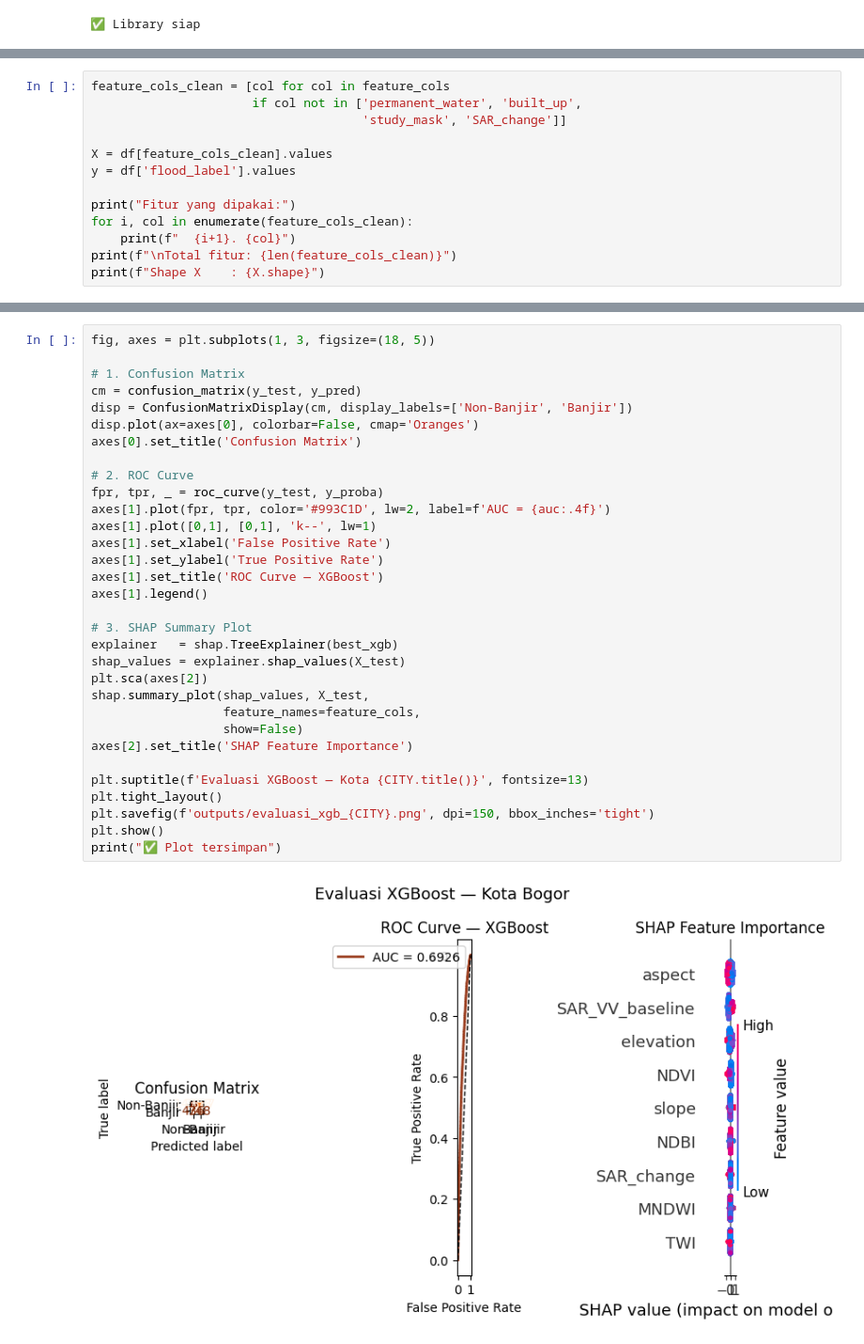
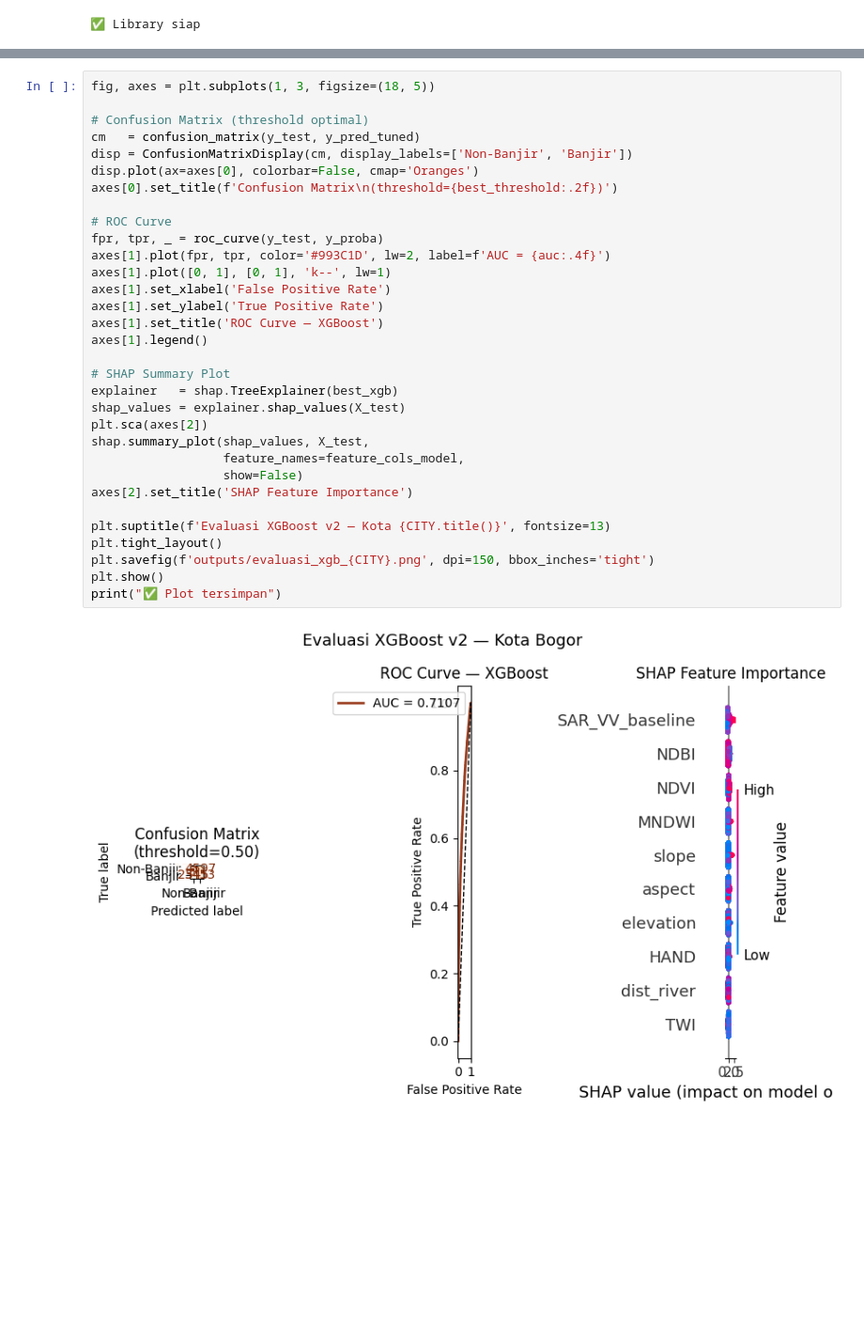
Before and after one commit to La01234/flood-hazard-bandung-bogor, a Jupyter notebook: notebooks/B_bogor_xgb.ipynb, the cells around one changed output, grey strips where cells are left out. Shown at 94% size. Drawn from its saved outputs; the diff is of its cells as text; blank space fills up the shorter version.

Commit message:
feat: XGBoost v2 Bogor — multi-event + HAND + threshold tuning + susceptibility map

```diff
--- a/notebooks/B_bogor_xgb.ipynb
+++ b/notebooks/B_bogor_xgb.ipynb
@@ -292,13 +312,0 @@ Non-flood pixels : 111,198
-# %%
-feature_cols_clean = [col for col in feature_cols
-                      if col not in ['permanent_water', 'built_up',
-                                     'study_mask', 'SAR_change']]
-
-X = df[feature_cols_clean].values
-y = df['flood_label'].values
-
-print("Fitur yang dipakai:")
-for i, col in enumerate(feature_cols_clean):
-    print(f"  {i+1}. {col}")
-print(f"\nTotal fitur: {len(feature_cols_clean)}")
-print(f"Shape X    : {X.shape}")
@@ -396,35 +444,35 @@ weighted avg       0.93      0.64      0.74     23424
 # %%
 fig, axes = plt.subplots(1, 3, figsize=(18, 5))
 
-# 1. Confusion Matrix
-cm = confusion_matrix(y_test, y_pred)
+# Confusion Matrix (threshold optimal)
+cm   = confusion_matrix(y_test, y_pred_tuned)
 disp = ConfusionMatrixDisplay(cm, display_labels=['Non-Banjir', 'Banjir'])
 disp.plot(ax=axes[0], colorbar=False, cmap='Oranges')
-axes[0].set_title('Confusion Matrix')
+axes[0].set_title(f'Confusion Matrix\n(threshold={best_threshold:.2f})')
 
-# 2. ROC Curve
+# ROC Curve
 fpr, tpr, _ = roc_curve(y_test, y_proba)
 axes[1].plot(fpr, tpr, color='#993C1D', lw=2, label=f'AUC = {auc:.4f}')
-axes[1].plot([0,1], [0,1], 'k--', lw=1)
+axes[1].plot([0, 1], [0, 1], 'k--', lw=1)
 axes[1].set_xlabel('False Positive Rate')
 axes[1].set_ylabel('True Positive Rate')
 axes[1].set_title('ROC Curve — XGBoost')
 axes[1].legend()
 
-# 3. SHAP Summary Plot
+# SHAP Summary Plot
 explainer   = shap.TreeExplainer(best_xgb)
 shap_values = explainer.shap_values(X_test)
 plt.sca(axes[2])
 shap.summary_plot(shap_values, X_test,
-                  feature_names=feature_cols,
+                  feature_names=feature_cols_model,
                   show=False)
 axes[2].set_title('SHAP Feature Importance')
 
-plt.suptitle(f'Evaluasi XGBoost — Kota {CITY.title()}', fontsize=13)
+plt.suptitle(f'Evaluasi XGBoost v2 — Kota {CITY.title()}', fontsize=13)
 plt.tight_layout()
 plt.savefig(f'outputs/evaluasi_xgb_{CITY}.png', dpi=150, bbox_inches='tight')
 plt.show()
 print("✅ Plot tersimpan")
 # %% [output]
-[figure, old version]
+[figure, new version]
 ✅ Plot tersimpan
```
Also changed, not shown: parts of 13 cells of this notebook, 6 other files.
